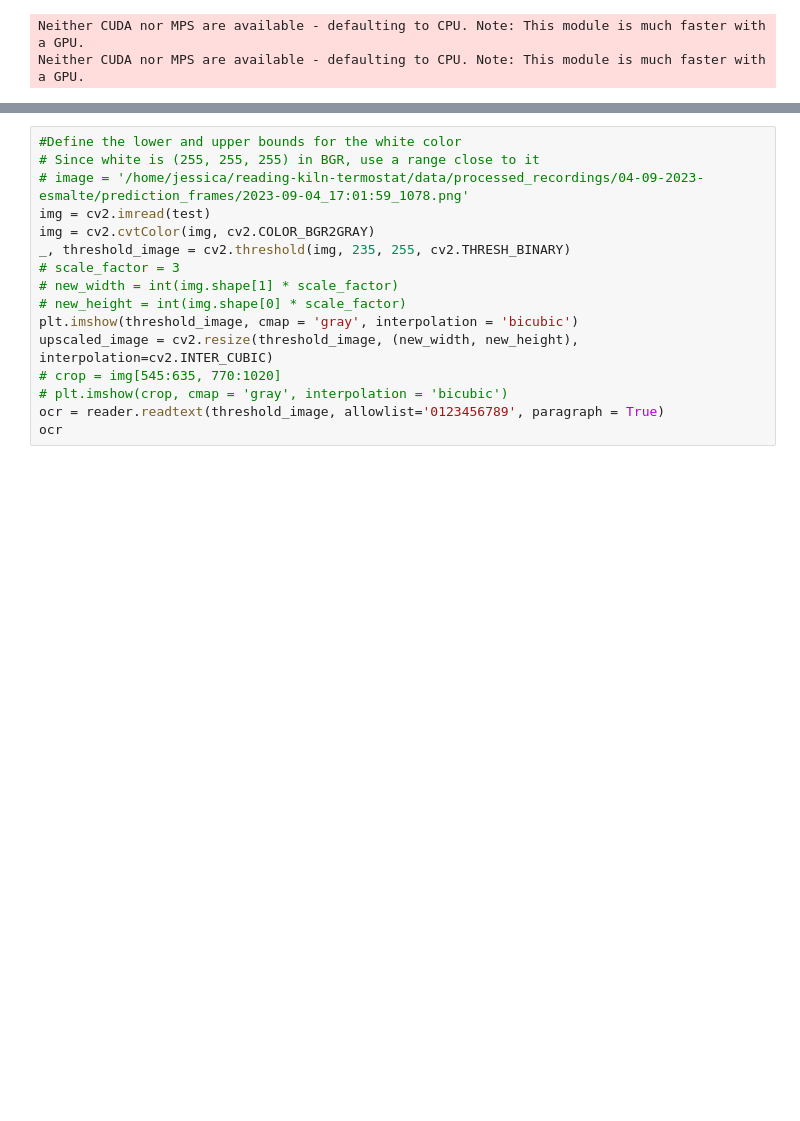
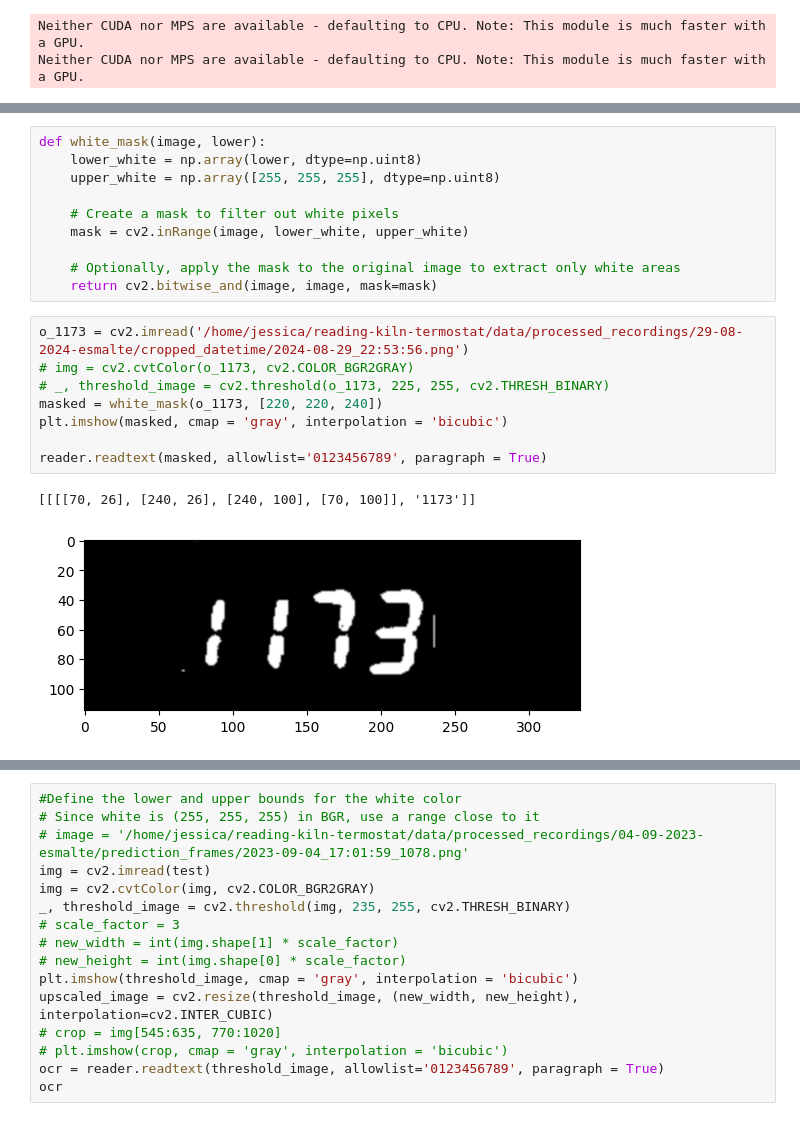
Before and after one commit to Jliporace/reading-kiln-termostat, a Jupyter notebook: notebooks/Untitled.ipynb, the cells around one changed output, grey strips where cells are left out. Saved outputs shown, nothing was run; the diff lists cells and outputs as text; blank space fills up the shorter version.

```diff
--- a/notebooks/Untitled.ipynb
+++ b/notebooks/Untitled.ipynb
@@ -23,0 +74,21 @@ Neither CUDA nor MPS are available - defaulting to CPU. Note: This module is muc
+# %%
+def white_mask(image, lower):
+    lower_white = np.array(lower, dtype=np.uint8)
+    upper_white = np.array([255, 255, 255], dtype=np.uint8)
+
+    # Create a mask to filter out white pixels
+    mask = cv2.inRange(image, lower_white, upper_white)
+
+    # Optionally, apply the mask to the original image to extract only white areas
+    return cv2.bitwise_and(image, image, mask=mask)
+# %%
+o_1173 = cv2.imread('/home/jessica/reading-kiln-termostat/data/processed_recordings/29-08-2024-esmalte/cropped_datetime/2024-08-29_22:53:56.png')
+# img = cv2.cvtColor(o_1173, cv2.COLOR_BGR2GRAY)
+# _, threshold_image = cv2.threshold(o_1173, 225, 255, cv2.THRESH_BINARY)
+masked = white_mask(o_1173, [220, 220, 240])
+plt.imshow(masked, cmap = 'gray', interpolation = 'bicubic')
+
+reader.readtext(masked, allowlist='0123456789', paragraph = True)
+# %% [output]
+[[[[70, 26], [240, 26], [240, 100], [70, 100]], '1173']]
+[figure, added]
```
Also changed, not shown: parts of 9 cells of this notebook, 3 other files.
